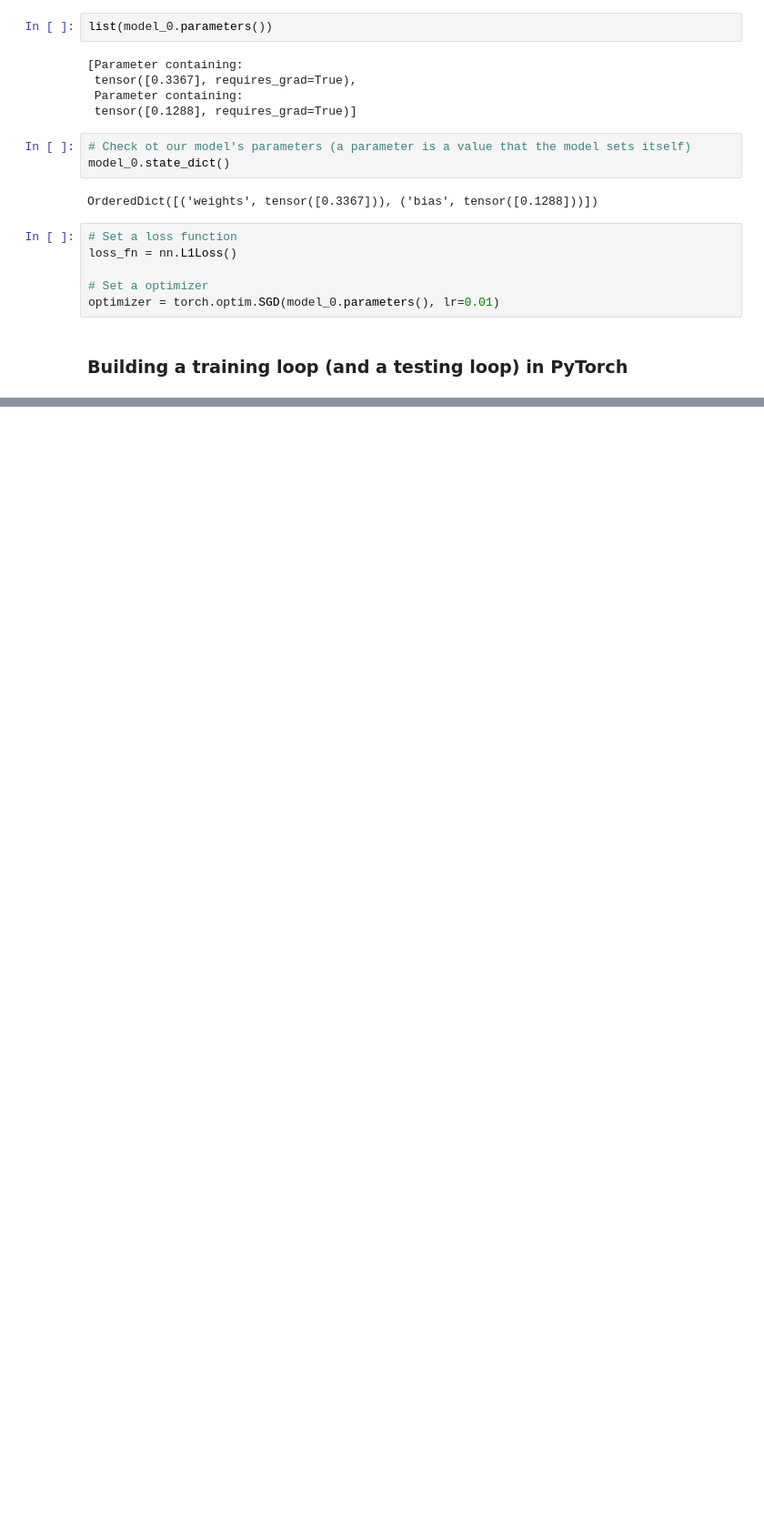
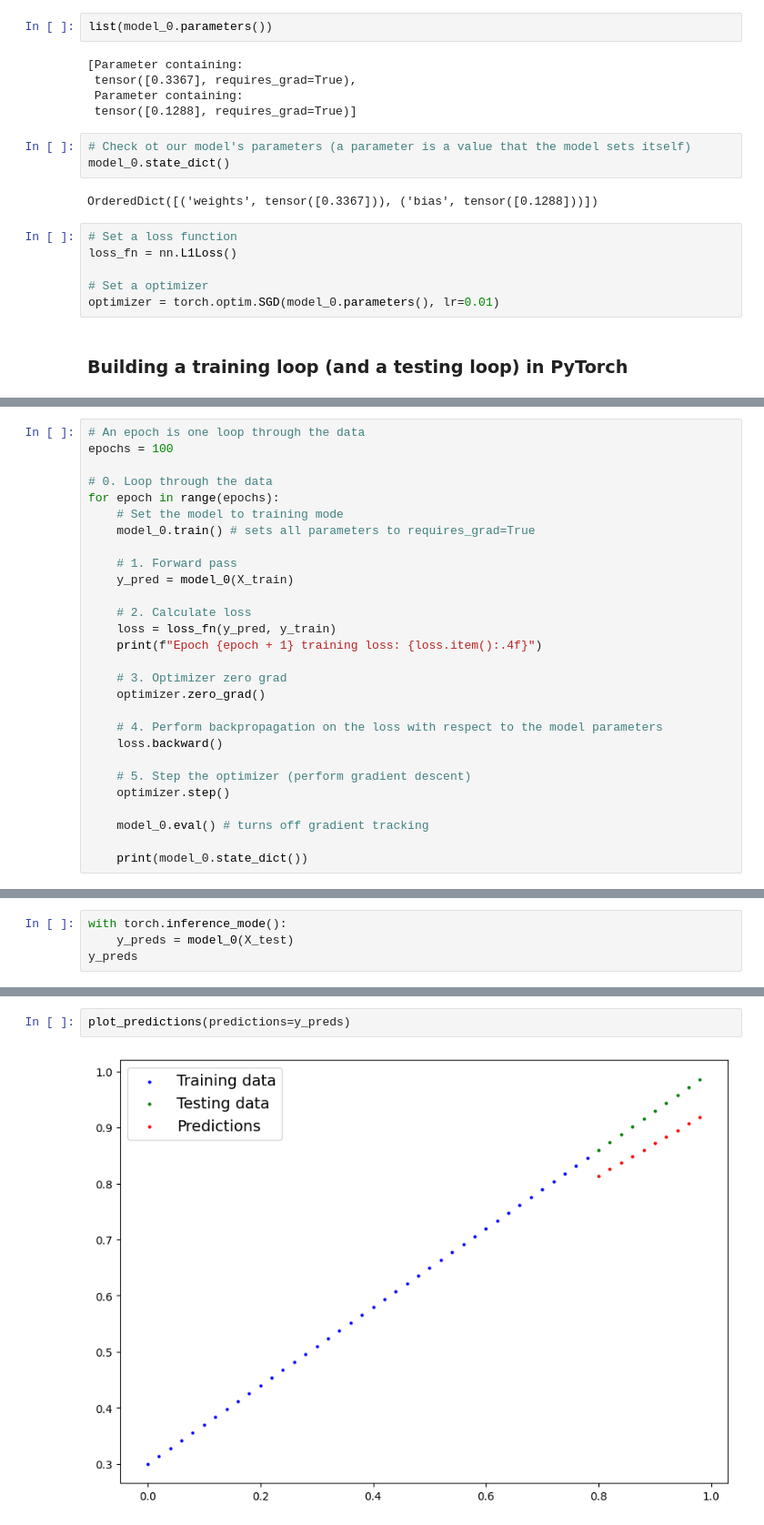
Before and after one commit to kwonji39/work, a Jupyter notebook: pytorch_02.ipynb, the cells around one changed output, grey strips where cells are left out. Shown at 91% size. Cells and saved outputs as stored; diff of their text form; blank space fills up the shorter version.

Commit message:
training simple ML

```diff
--- a/pytorch_02.ipynb
+++ b/pytorch_02.ipynb
@@ -242,0 +250,28 @@ optimizer = torch.optim.SGD(model_0.parameters(), lr=0.01)
+# %%
+# An epoch is one loop through the data
+epochs = 100
+
+# 0. Loop through the data
+for epoch in range(epochs):
+    # Set the model to training mode
+    model_0.train() # sets all parameters to requires_grad=True
+
+    # 1. Forward pass
+    y_pred = model_0(X_train)
+
+    # 2. Calculate loss
+    loss = loss_fn(y_pred, y_train)
+    print(f"Epoch {epoch + 1} training loss: {loss.item():.4f}")
+
+    # 3. Optimizer zero grad
+    optimizer.zero_grad()
+
+    # 4. Perform backpropagation on the loss with respect to the model parameters
+    loss.backward()
+
+    # 5. Step the optimizer (perform gradient descent)
+    optimizer.step()
+
+    model_0.eval() # turns off gradient tracking
+
+    print(model_0.state_dict())
@@ -242,0 +296,4 @@ optimizer = torch.optim.SGD(model_0.parameters(), lr=0.01)
+# %%
+with torch.inference_mode():
+    y_preds = model_0(X_test)
+y_preds
@@ -242,0 +311,4 @@ optimizer = torch.optim.SGD(model_0.parameters(), lr=0.01)
+# %%
+plot_predictions(predictions=y_preds)
+# %% [output]
+[figure, added]
```
Also changed, not shown: parts of 3 cells of this notebook, 1 other file.
